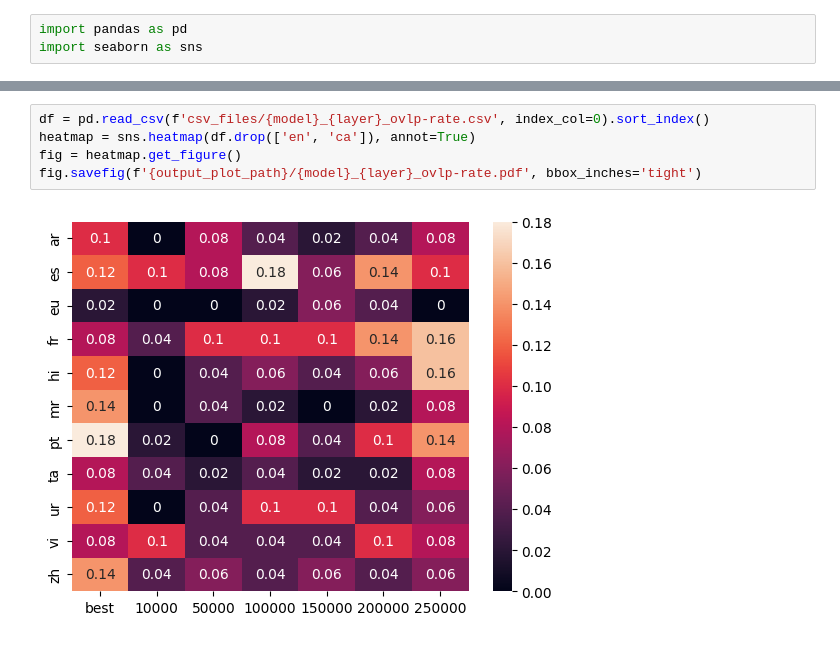
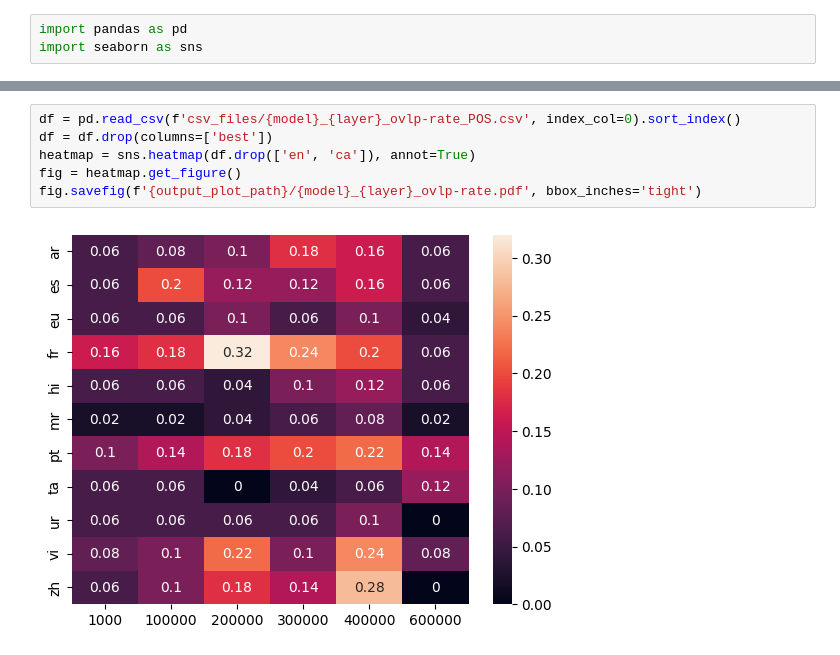
Before and after one commit to ErikaaWang/multilingual-typology-probing, a Jupyter notebook: pairwise_heatmap.ipynb, the cells around one changed output, grey strips where cells are left out. Saved outputs shown, nothing was run; the diff lists cells and outputs as text.

```diff
--- a/pairwise_heatmap.ipynb
+++ b/pairwise_heatmap.ipynb
@@ -37,7 +39,8 @@ code  0.364131  0.061863  0.602123  0.600913  0.560887  0.508598  0.455872
 # %%
-df = pd.read_csv(f'csv_files/{model}_{layer}_ovlp-rate.csv', index_col=0).sort_index()
+df = pd.read_csv(f'csv_files/{model}_{layer}_ovlp-rate_POS.csv', index_col=0).sort_index()
+df = df.drop(columns=['best'])
 heatmap = sns.heatmap(df.drop(['en', 'ca']), annot=True)
 fig = heatmap.get_figure()
 fig.savefig(f'{output_plot_path}/{model}_{layer}_ovlp-rate.pdf', bbox_inches='tight')
 # %% [output]
-[figure, old version]
+[figure, new version]
```
Also changed, not shown: parts of 3 cells of this notebook, 26 other files.
